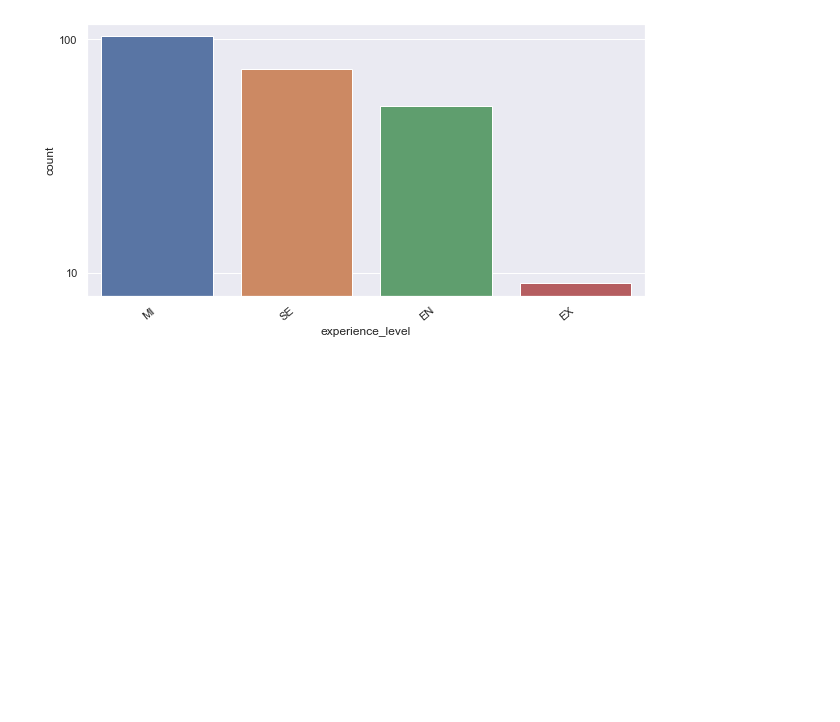
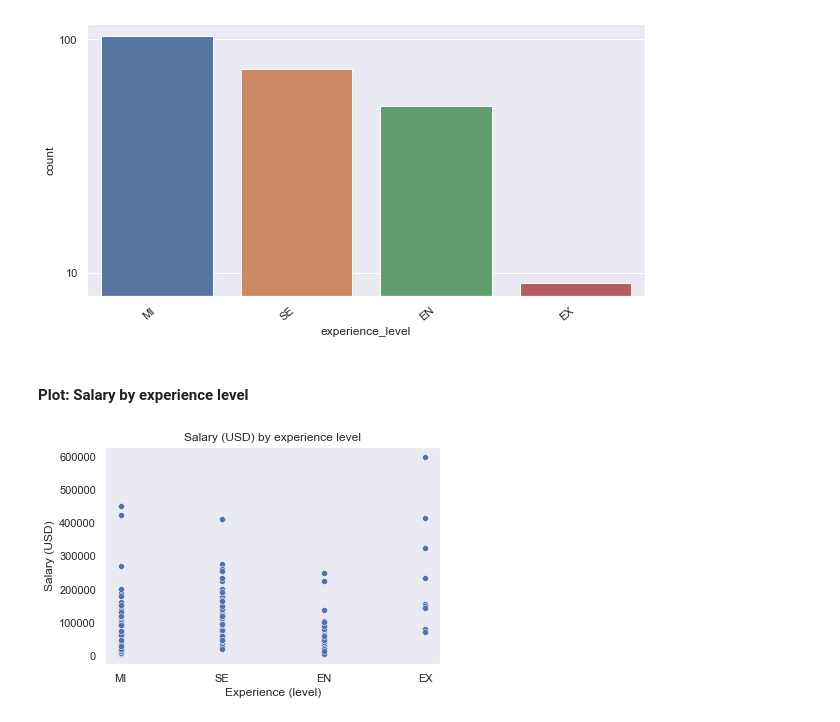
Before and after one commit to jeanpierec/ljpiere_projects, a Jupyter notebook: Proyecto7_JobSalaries/JobSalaries_IT.ipynb, the cells around one changed output. Drawn from its saved outputs; the diff is of its cells as text; code cells hidden in the pictures; blank space fills up the shorter version.

```diff
--- a/Proyecto7_JobSalaries/JobSalaries_IT.ipynb
+++ b/Proyecto7_JobSalaries/JobSalaries_IT.ipynb
@@ -133,3 +143,15 @@ ax.set_xticklabels(ax.get_xticklabels(),rotation=40,ha="right")
 plt.show()
 # %% [output]
 [figure]
+# %% [markdown]
+#### Plot: Salary by experience level
+# %%
+sns.scatterplot(data=data, x='experience_level', y='salary_in_usd')
+plt.title('Salary (USD) by experience level')
+plt.xlabel('Experience (level)')
+plt.ylabel('Salary (USD)')
+plt.grid()
+
+plt.show()
+# %% [output]
+[figure, added]
```
Also changed, not shown: parts of 12 cells of this notebook, 1 other file.
